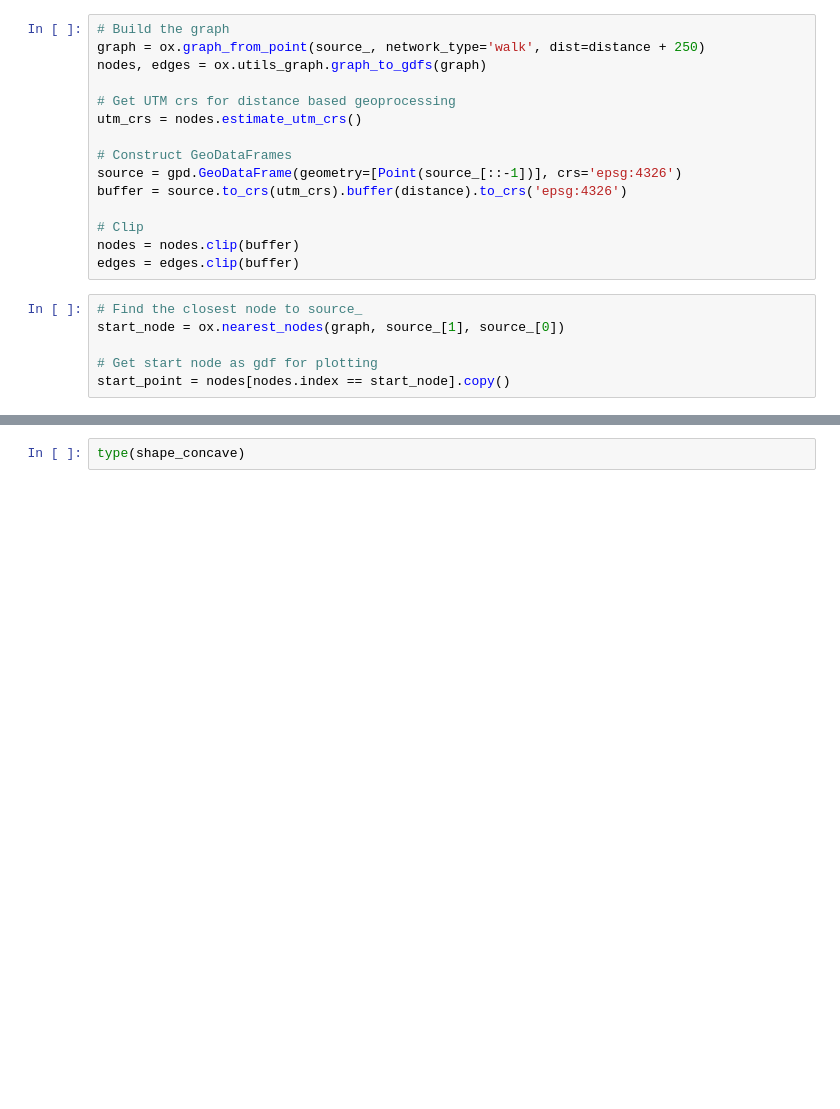
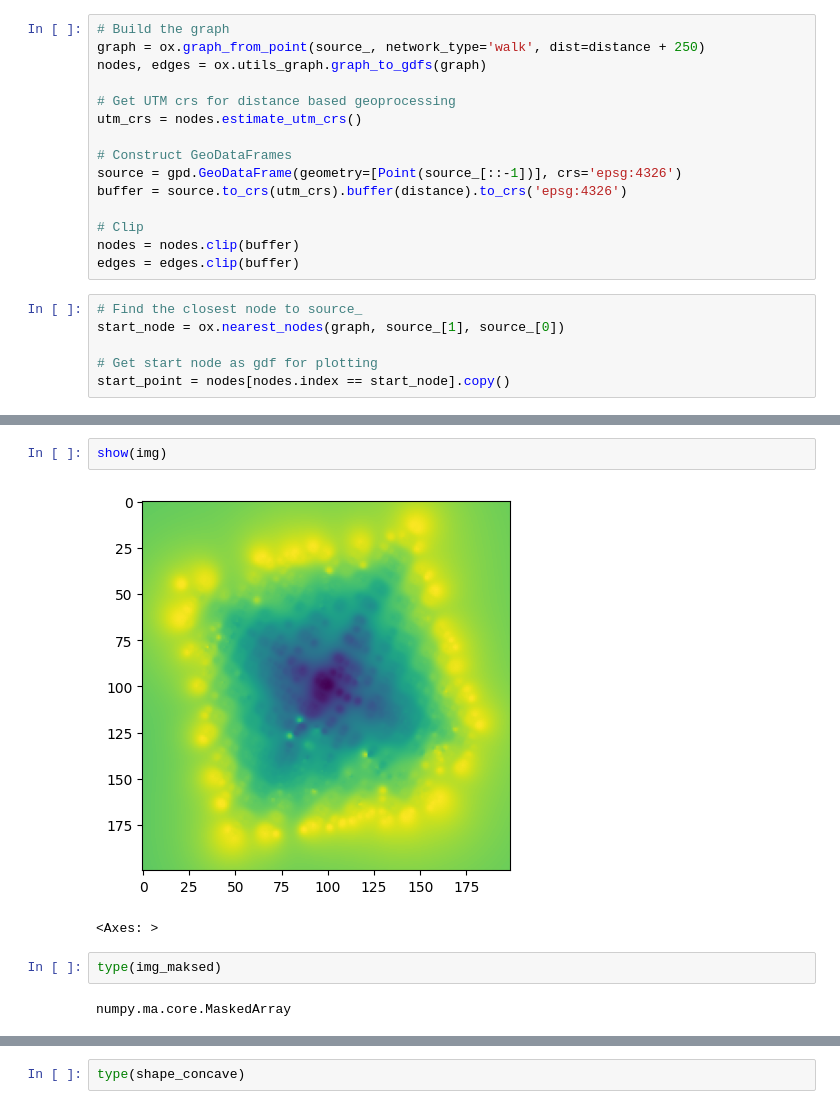
Before and after one commit to adolmajian/isochrone-app, a Jupyter notebook: notebooks/flow.ipynb, the cells around one changed output, grey strips where cells are left out. Drawn from its saved outputs; the diff is of its cells as text; blank space fills up the shorter version.

```diff
--- a/notebooks/flow.ipynb
+++ b/notebooks/flow.ipynb
@@ -44,0 +224,9 @@ shape_concave = get_alpha_shape_polygon(pts, alpha)
+# %%
+show(img)
+# %% [output]
+[figure, added]
+<Axes: >
+# %%
+type(img_maksed)
+# %% [output]
+numpy.ma.core.MaskedArray
```
Also changed, not shown: parts of 35 cells of this notebook, 3 other files.
